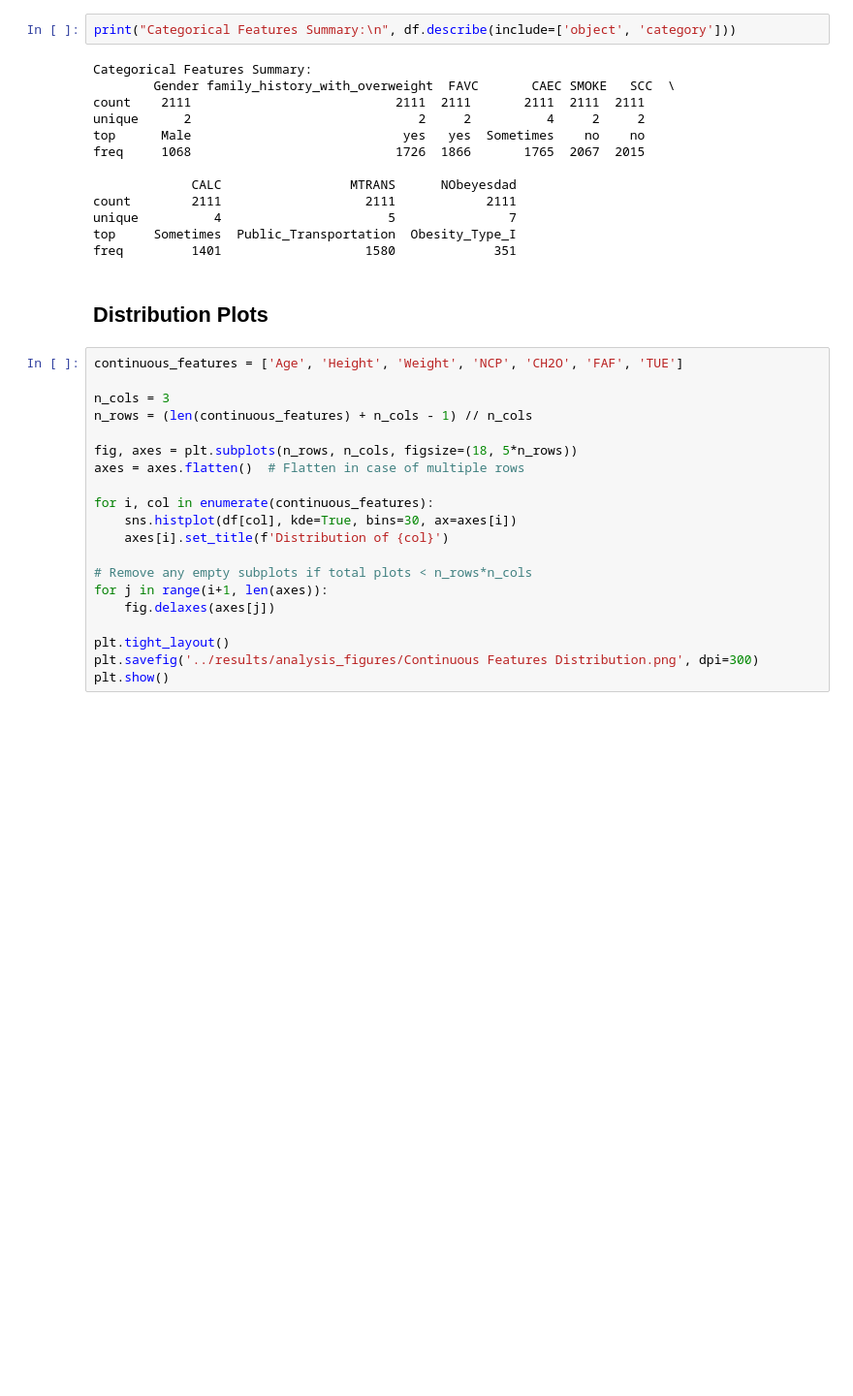
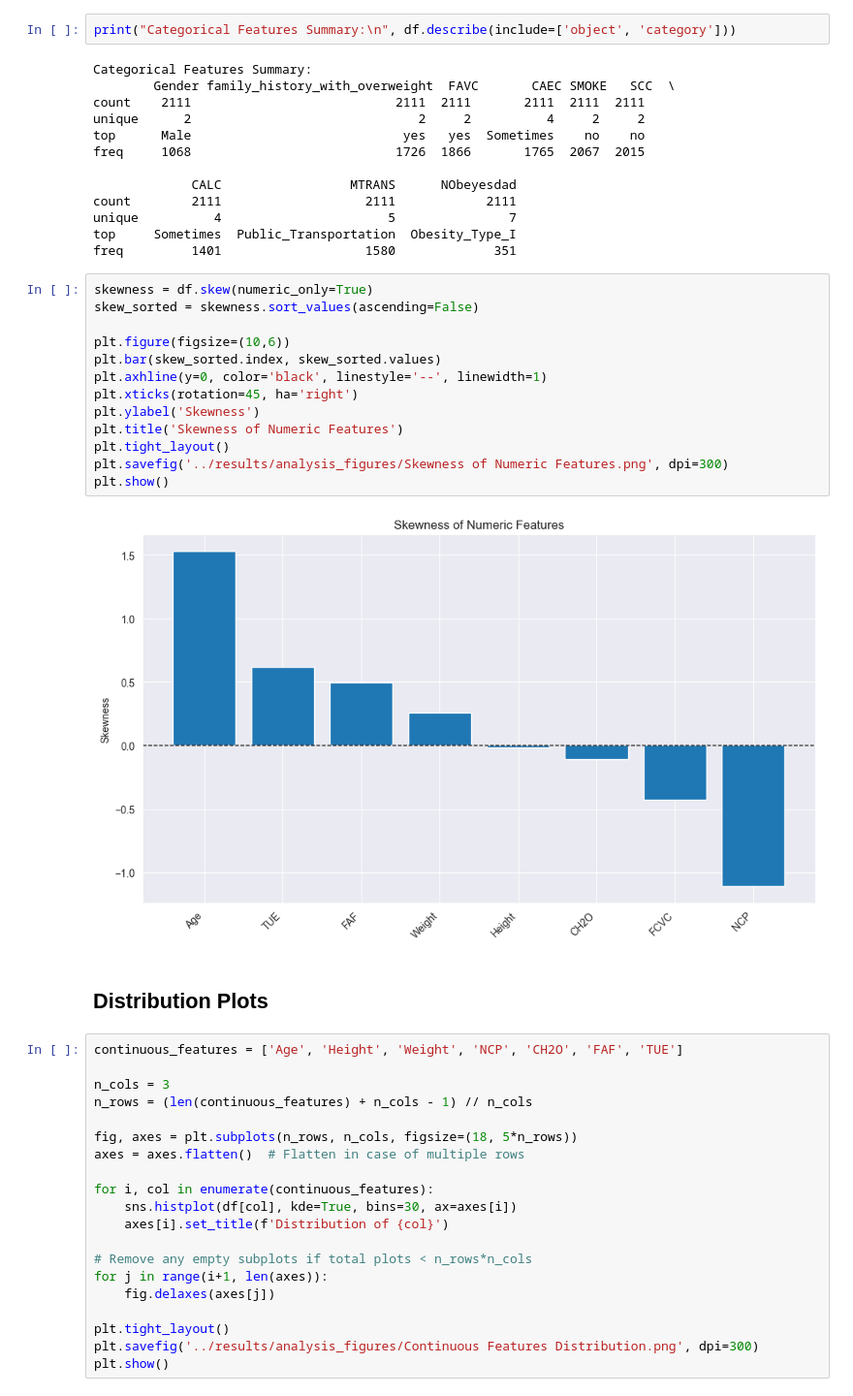
Before and after one commit to ratul-d/obesity-level-prediction, a Jupyter notebook: jupyter_notebooks/01_data_analysis.ipynb, the cells around one changed output. Shown at 97% size. Saved outputs shown, nothing was run; the diff lists cells and outputs as text; blank space fills up the shorter version.

```diff
--- a/jupyter_notebooks/01_data_analysis.ipynb
+++ b/jupyter_notebooks/01_data_analysis.ipynb
@@ -105,6 +105,21 @@ count        2111                   2111            2111
 unique          4                      5               7
 top     Sometimes  Public_Transportation  Obesity_Type_I
 freq         1401                   1580             351
+# %%
+skewness = df.skew(numeric_only=True)
+skew_sorted = skewness.sort_values(ascending=False)
+
+plt.figure(figsize=(10,6))
+plt.bar(skew_sorted.index, skew_sorted.values)
+plt.axhline(y=0, color='black', linestyle='--', linewidth=1)
+plt.xticks(rotation=45, ha='right')
+plt.ylabel('Skewness')
+plt.title('Skewness of Numeric Features')
+plt.tight_layout()
+plt.savefig('../results/analysis_figures/Skewness of Numeric Features.png', dpi=300)
+plt.show()
+# %% [output]
+[figure, added]
 # %% [markdown]
 ## **Distribution Plots**
 # %%
```
Also changed, not shown: 10 other files.
